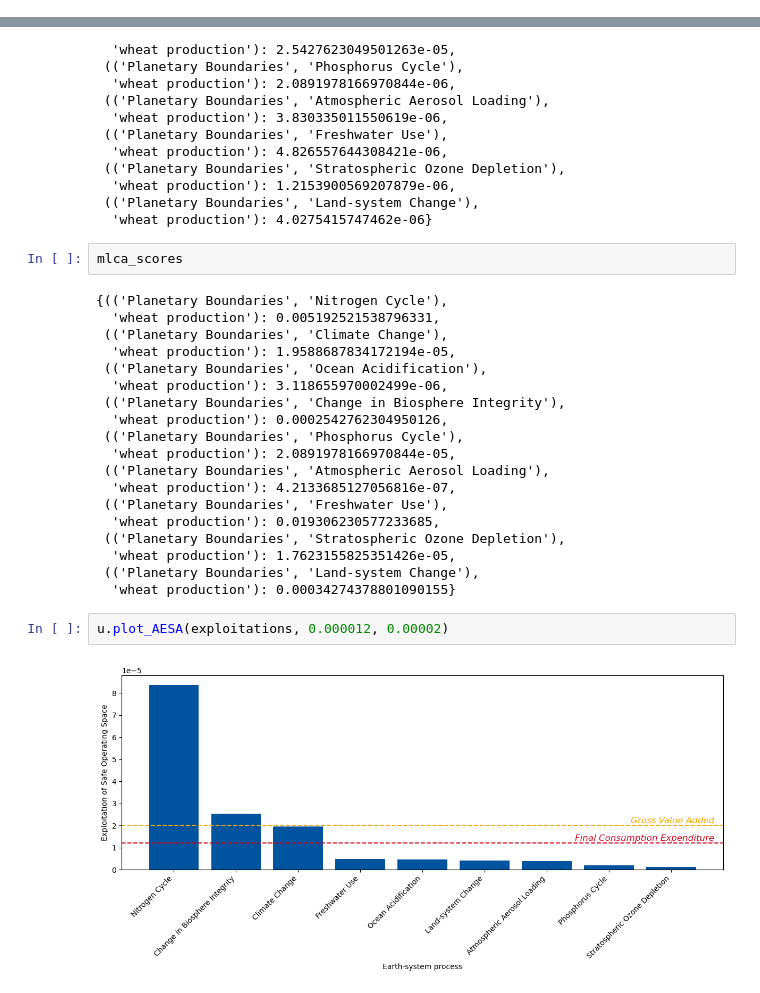
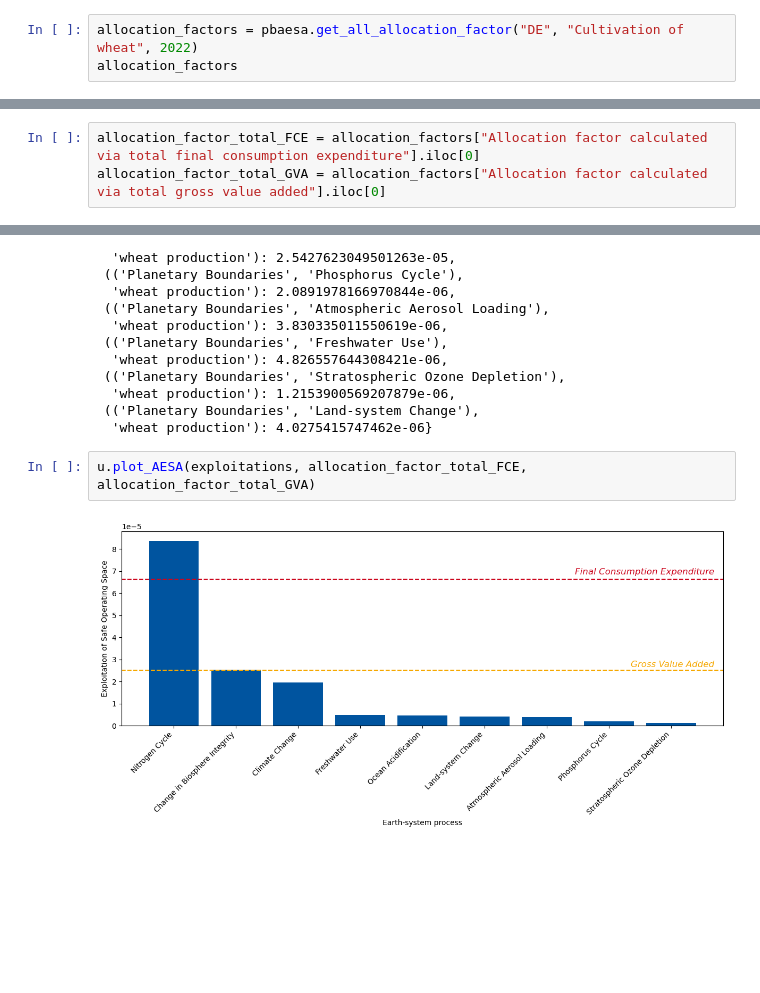
Before and after one commit to RWTH-LTT/pbaesa, a Jupyter notebook: examples/example_aesa.ipynb, the cells around one changed output, grey strips where cells are left out. Cells and saved outputs as stored; diff of their text form; blank space fills up the shorter version.

```diff
--- a/examples/example_aesa.ipynb
+++ b/examples/example_aesa.ipynb
@@ -42,3 +40,6 @@ m
  ('Planetary Boundaries', 'Freshwater Use'),
  ('Planetary Boundaries', 'Stratospheric Ozone Depletion'),
  ('Planetary Boundaries', 'Land-system Change')]
+# %%
+allocation_factors = pbaesa.get_all_allocation_factor("DE", "Cultivation of wheat", 2022)
+allocation_factors
@@ -45,3 +55,6 @@ m
+# %%
+allocation_factor_total_FCE = allocation_factors["Allocation factor calculated via total final consumption expenditure"].iloc[0]
+allocation_factor_total_GVA = allocation_factors["Allocation factor calculated via total gross value added"].iloc[0]
 # %%
 my_process = ei.get(name='wheat grain production', location='DE')
 
@@ -83,28 +96,7 @@ exploitations
   'wheat production'): 1.2153900569207879e-06,
  (('Planetary Boundaries', 'Land-system Change'),
   'wheat production'): 4.0275415747462e-06}
-# %%
-mlca_scores
-# %% [output]
-{(('Planetary Boundaries', 'Nitrogen Cycle'),
-  'wheat production'): 0.005192521538796331,
- (('Planetary Boundaries', 'Climate Change'),
-  'wheat production'): 1.9588687834172194e-05,
- (('Planetary Boundaries', 'Ocean Acidification'),
-  'wheat production'): 3.118655970002499e-06,
- (('Planetary Boundaries', 'Change in Biosphere Integrity'),
-  'wheat production'): 0.0002542762304950126,
- (('Planetary Boundaries', 'Phosphorus Cycle'),
-  'wheat production'): 2.0891978166970844e-05,
- (('Planetary Boundaries', 'Atmospheric Aerosol Loading'),
-  'wheat production'): 4.2133685127056816e-07,
- (('Planetary Boundaries', 'Freshwater Use'),
-  'wheat production'): 0.019306230577233685,
- (('Planetary Boundaries', 'Stratospheric Ozone Depletion'),
-  'wheat production'): 1.7623155825351426e-05,
- (('Planetary Boundaries', 'Land-system Change'),
-  'wheat production'): 0.00034274378801090155}
 # %%
-u.plot_AESA(exploitations, 0.000012, 0.00002)
+u.plot_AESA(exploitations, allocation_factor_total_FCE, allocation_factor_total_GVA)
 # %% [output]
-[figure, old version]
+[figure, new version]
```
Also changed, not shown: parts of 4 cells of this notebook, 1 other file.
